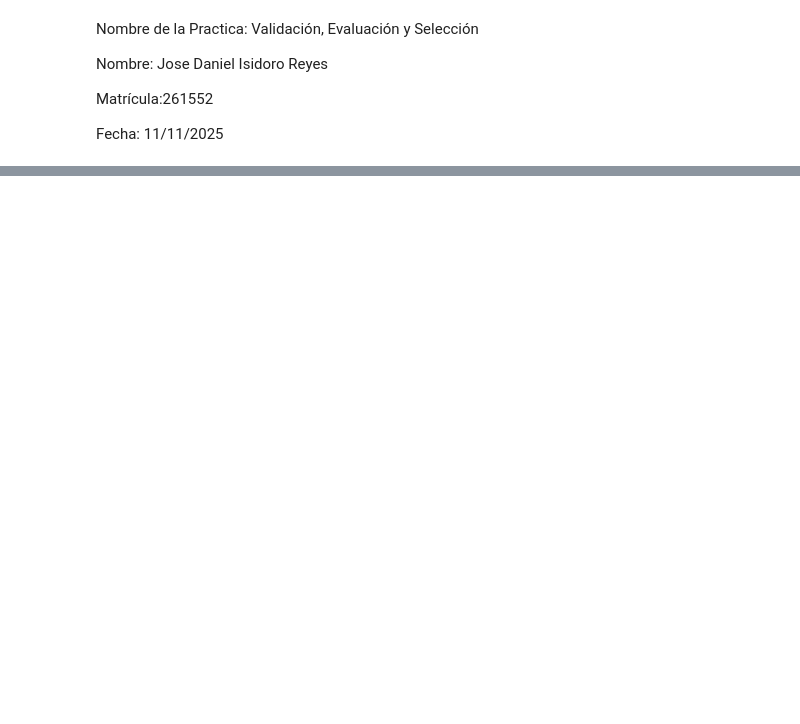
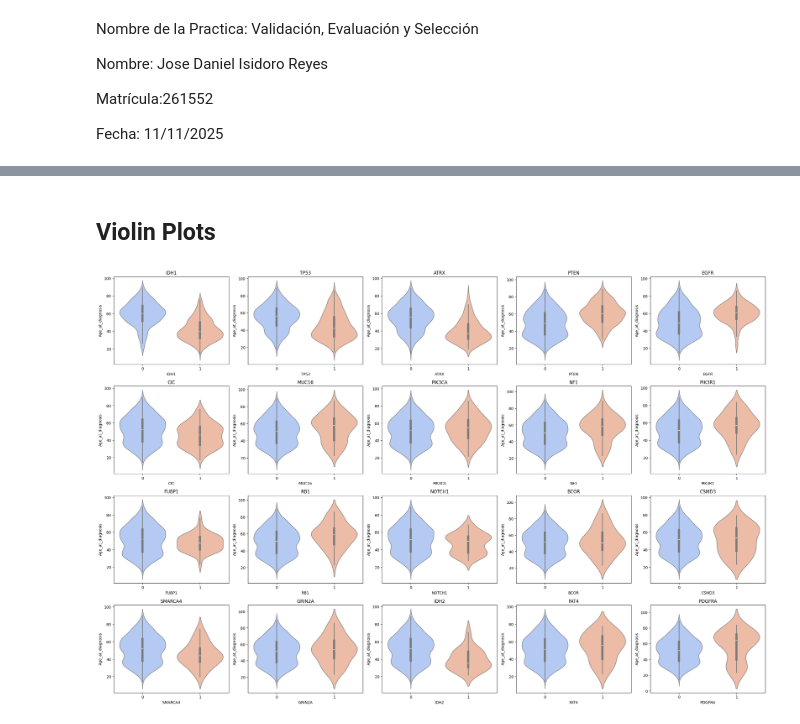
Before and after one commit to josedanielisidororeyes/Anal-tica-Descriptiva-y-Predictiva, a Jupyter notebook: Validación,_Evaluación_y_Selección.ipynb, the cells around one changed output, grey strips where cells are left out. Drawn from its saved outputs; the diff is of its cells as text; code cells hidden in the pictures; blank space fills up the shorter version.

```diff
--- a/Validación,_Evaluación_y_Selección.ipynb
+++ b/Validación,_Evaluación_y_Selección.ipynb
@@ -22,0 +128,20 @@ df.shape
+# %% [markdown]
+## Violin Plots
+# %%
+mutaciones = [
+    col for col in df.columns  if df[col].dtype in ["int64", "float64"] and df[col].nunique() ==  2 and col not in["Gender", "Grade"]
+]
+
+n = len(mutaciones)
+cols = 5
+rows = (n // cols)  + 1
+
+plt.figure(figsize = (5 * cols, 4 *  rows))
+
+for i, col in enumerate(mutaciones):
+  plt.subplot(rows, cols, i + 1)
+  sns.violinplot(data = df, x =  col, y = "Age_at_diagnosis", palette = 'coolwarm')
+  plt.title(col)
+  plt.tight_layout()
+# %% [output]
+[figure, added]
```
Also changed, not shown: parts of 23 cells of this notebook.
